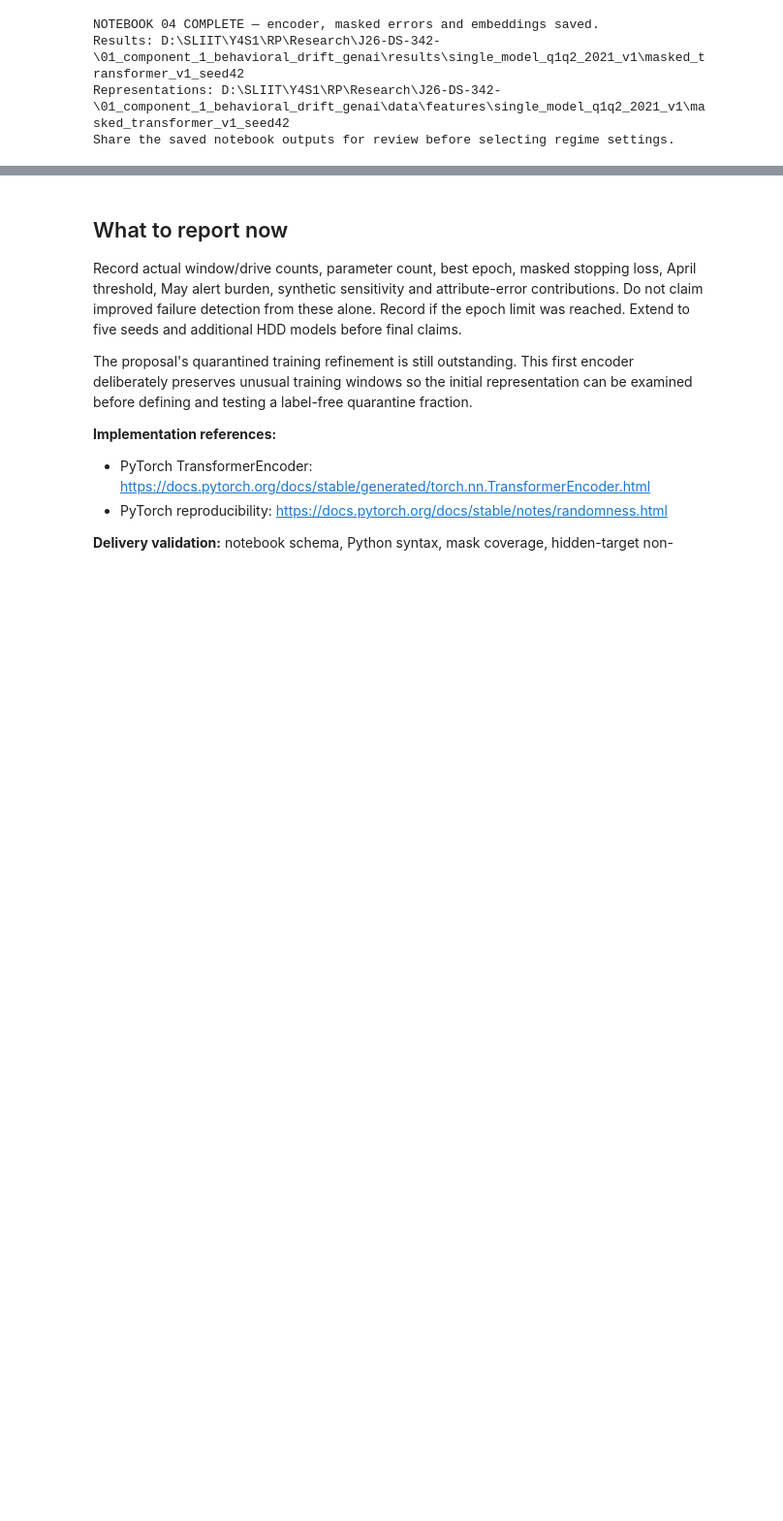
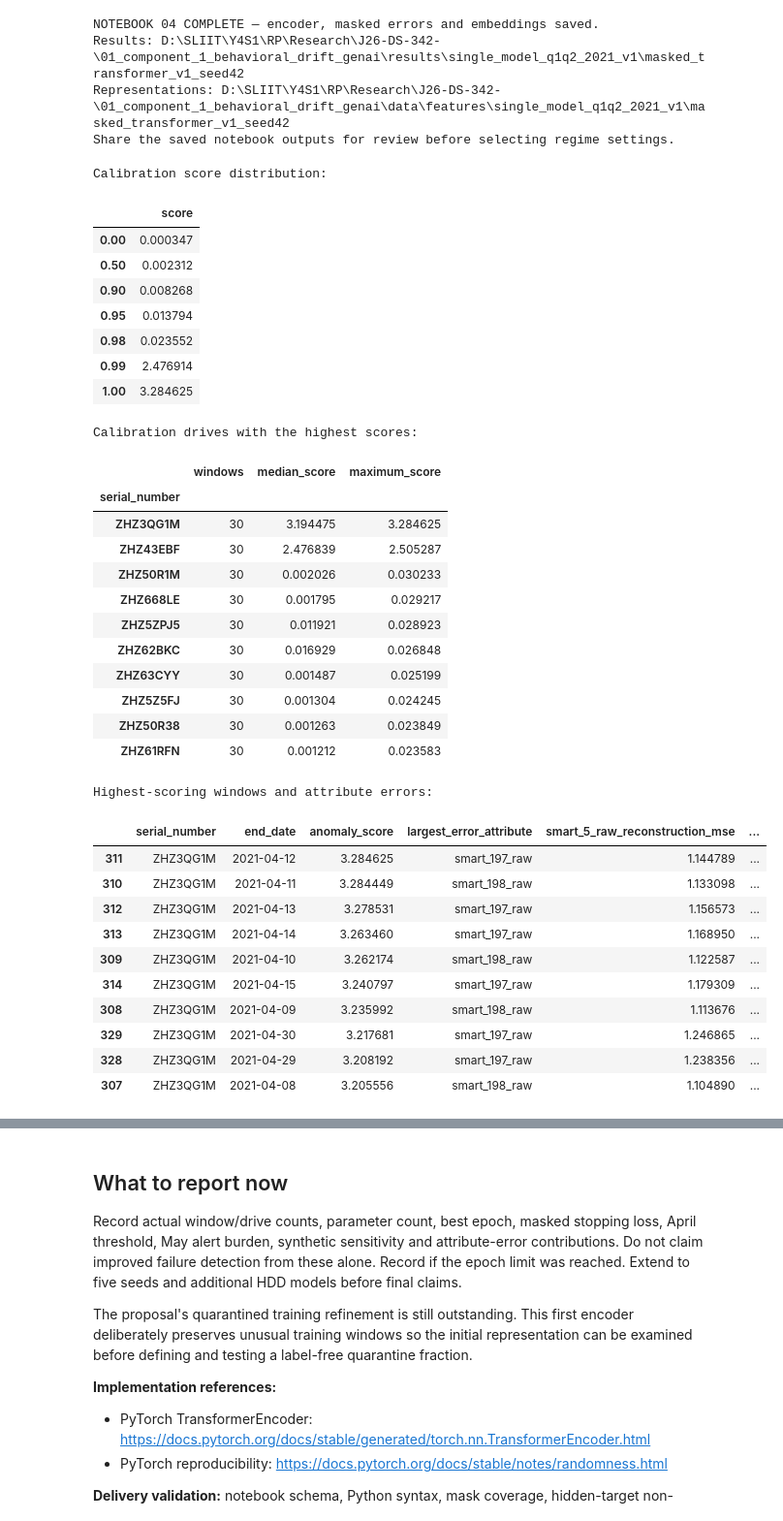
Before and after one commit to Shavinda26t/J26-DS-342-, a Jupyter notebook: 01_component_1_behavioral_drift_genai/notebooks/HDD_04_Masked_SSL_Encoder.ipynb, the cells around one changed output, grey strips where cells are left out. Shown at 97% size. Drawn from its saved outputs; the diff is of its cells as text; code cells hidden in the pictures; blank space fills up the shorter version.

```diff
--- a/01_component_1_behavioral_drift_genai/notebooks/HDD_04_Masked_SSL_Encoder.ipynb
+++ b/01_component_1_behavioral_drift_genai/notebooks/HDD_04_Masked_SSL_Encoder.ipynb
@@ -537,3 +537,77 @@ NOTEBOOK 04 COMPLETE — encoder, masked errors and embeddings saved.
 Results: D:\SLIIT\Y4S1\RP\Research\J26-DS-342-\01_component_1_behavioral_drift_genai\results\single_model_q1q2_2021_v1\masked_transformer_v1_seed42
 Representations: D:\SLIIT\Y4S1\RP\Research\J26-DS-342-\01_component_1_behavioral_drift_genai\data\features\single_model_q1q2_2021_v1\masked_transformer_v1_seed42
 Share the saved notebook outputs for review before selecting regime settings.
+# %%
+# Inspect calibration scores without opening failure labels or June.
+calibration = pd.read_csv(
+    OUT / "calibration_scores.csv",
+    parse_dates=["start_date", "end_date"]
+)
+
+error_columns = [
+    f"{feature}_reconstruction_mse"
+    for feature in FEATURES
+]
+
+print("Calibration score distribution:")
+display(
+    calibration["anomaly_score"]
+    .quantile([0, 0.50, 0.90, 0.95, 0.98, 0.99, 1])
+    .rename("score")
+    .to_frame()
+)
+
+print("Calibration drives with the highest scores:")
+display(
+    calibration.groupby("serial_number")
+    .agg(
+        windows=("anomaly_score", "size"),
+        median_score=("anomaly_score", "median"),
+        maximum_score=("anomaly_score", "max")
+    )
+    .sort_values("maximum_score", ascending=False)
+    .head(10)
+)
+
+print("Highest-scoring windows and attribute errors:")
+display(
+    calibration.nlargest(10, "anomaly_score")[
+        ["serial_number", "end_date", "anomaly_score",
+         "largest_error_attribute"] + error_columns
+    ]
+)
+# %% [output]
+Calibration score distribution:
+|  | score |
+| 0.00 | 0.000347 |
+| 0.50 | 0.002312 |
+| 0.90 | 0.008268 |
+| 0.95 | 0.013794 |
+| 0.98 | 0.023552 |
+| 0.99 | 2.476914 |
+| 1.00 | 3.284625 |
+Calibration drives with the highest scores:
+|  | windows | median_score | maximum_score |
+| serial_number |  |  |  |
+| ZHZ3QG1M | 30 | 3.194475 | 3.284625 |
+| ZHZ43EBF | 30 | 2.476839 | 2.505287 |
+| ZHZ50R1M | 30 | 0.002026 | 0.030233 |
+| ZHZ668LE | 30 | 0.001795 | 0.029217 |
+| ZHZ5ZPJ5 | 30 | 0.011921 | 0.028923 |
+| ZHZ62BKC | 30 | 0.016929 | 0.026848 |
+| ZHZ63CYY | 30 | 0.001487 | 0.025199 |
+| ZHZ5Z5FJ | 30 | 0.001304 | 0.024245 |
+| ZHZ50R38 | 30 | 0.001263 | 0.023849 |
+| ZHZ61RFN | 30 | 0.001212 | 0.023583 |
+Highest-scoring windows and attribute errors:
+|  | serial_number | end_date | anomaly_score | largest_error_attribute | smart_5_raw_reconstruction_mse | ... |
+| 311 | ZHZ3QG1M | 2021-04-12 | 3.284625 | smart_197_raw | 1.144789 | ... |
+| 310 | ZHZ3QG1M | 2021-04-11 | 3.284449 | smart_198_raw | 1.133098 | ... |
+| 312 | ZHZ3QG1M | 2021-04-13 | 3.278531 | smart_197_raw | 1.156573 | ... |
+| 313 | ZHZ3QG1M | 2021-04-14 | 3.263460 | smart_197_raw | 1.168950 | ... |
+| 309 | ZHZ3QG1M | 2021-04-10 | 3.262174 | smart_198_raw | 1.122587 | ... |
+| 314 | ZHZ3QG1M | 2021-04-15 | 3.240797 | smart_197_raw | 1.179309 | ... |
+| 308 | ZHZ3QG1M | 2021-04-09 | 3.235992 | smart_198_raw | 1.113676 | ... |
+| 329 | ZHZ3QG1M | 2021-04-30 | 3.217681 | smart_197_raw | 1.246865 | ... |
+| 328 | ZHZ3QG1M | 2021-04-29 | 3.208192 | smart_197_raw | 1.238356 | ... |
+| 307 | ZHZ3QG1M | 2021-04-08 | 3.205556 | smart_198_raw | 1.104890 | ... |
```
Also changed, not shown: parts of 2 cells of this notebook, 23 other files.
